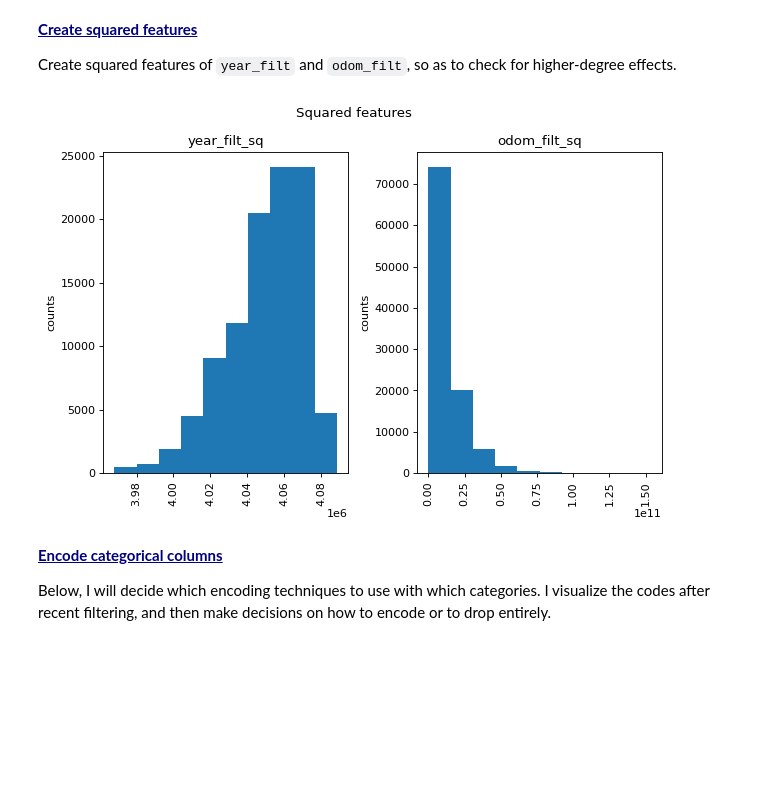
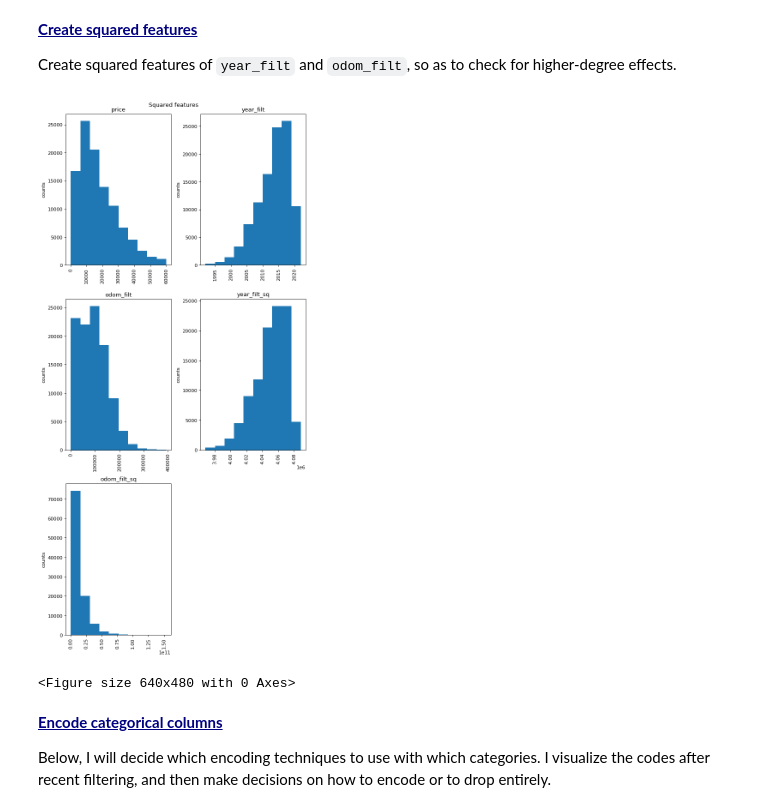
Before and after one commit to mattbenn/Practical-Application-2, a Jupyter notebook: Bennett_used cars.ipynb, the cells around one changed output. Drawn from its saved outputs; the diff is of its cells as text; code cells hidden in the pictures; blank space fills up the shorter version.

```diff
--- a/prompt_II.ipynb
+++ b/Bennett_used cars.ipynb
@@ -664,10 +696,12 @@ Create squared features of `year_filt` and `odom_filt`, so as to check for highe
 # %%
 df_filt['year_filt_sq'] = df_filt['year_filt']**2
 df_filt['odom_filt_sq'] = df_filt['odom_filt']**2
 
-plotColumnCounts(df_filt, ['year_filt_sq', 'odom_filt_sq'], 2, stitle='Squared features')
+plotColumnCounts(df_filt, ['price', 'year_filt', 'odom_filt', 'year_filt_sq', 'odom_filt_sq'], 2, stitle='Squared features')
+plt.savefig('images/final_numeric_columns')
 # %% [output]
-[figure, old version]
+[figure, new version]
+<Figure size 640x480 with 0 Axes>
 # %% [markdown]
 <span style="color: Navy; text-decoration: underline">**Encode categorical columns**</span>
 
```
Also changed, not shown: parts of 37 cells of this notebook, 11 other files.
